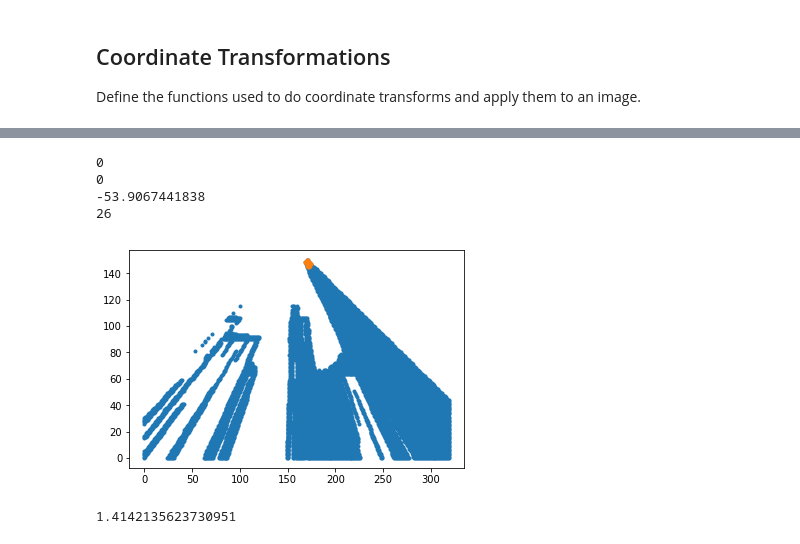
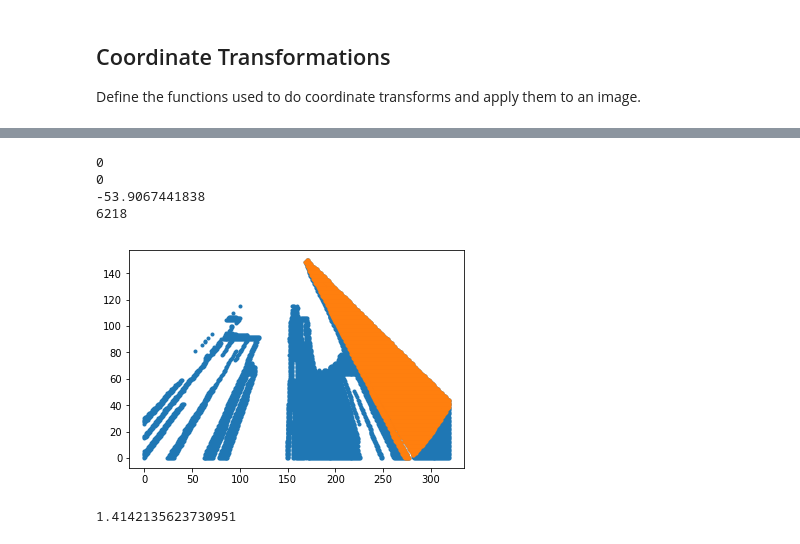
Before and after one commit to aghiuru/RoboND-Rover-Project, a Jupyter notebook: code/Rover_Project_Test_Notebook.ipynb, the cells around one changed output, grey strips where cells are left out. Saved outputs shown, nothing was run; the diff lists cells and outputs as text; code cells hidden in the pictures.

```diff
--- a/code/Rover_Project_Test_Notebook.ipynb
+++ b/code/Rover_Project_Test_Notebook.ipynb
@@ -265,36 +265,36 @@ ypos, xpos = threshed.nonzero()
 print(np.min(xpos))
 print(np.min(ypos))
 #plt.imshow(threshed)
 
 xpix, ypix = rover_coords(threshed)
 img = np.zeros([320, 160])
 img[160 - ypix.astype(int), xpix.astype(int) - 1, ] = 1
 #plt.imshow(img)
 #print(np.min(xpix))
 #print(np.min(ypix))
 #print("({}, {})".format(xpix[0], ypix[0]))
 #plt.plot(xpix.astype(int), 160 - ypix.astype(int), '.')
 
 dist, angles = to_polar_coords(xpix, ypix)
 normalized_angles = angles * 180/np.pi
 print(np.min(normalized_angles))
 
-mask = select_points(dist, 0, 20, angles, -90, -35)
+mask = select_points(dist, 0, 200, angles, -90, -35)
 #plt.plot(xpix.astype(int), ypix.astype(int), '.')
 plt.plot(xpos, ypos, '.')
 plt.plot(xpos[mask], ypos[mask], '.')
 
 print(len(xpos[mask]))
 
 img = np.zeros([320, 160])
 img[160 - y, x] = 1
 #plt.imshow(img)
 # %% [output]
 0
 0
 -53.9067441838
-26
+6218
-[figure, old version]
+[figure, new version]
 # %%
 def distance(pos1, pos2):
     x_pixel = pos1[0] - pos2[0]
```
Also changed, not shown: parts of 1 cell of this notebook, 5 other files.
